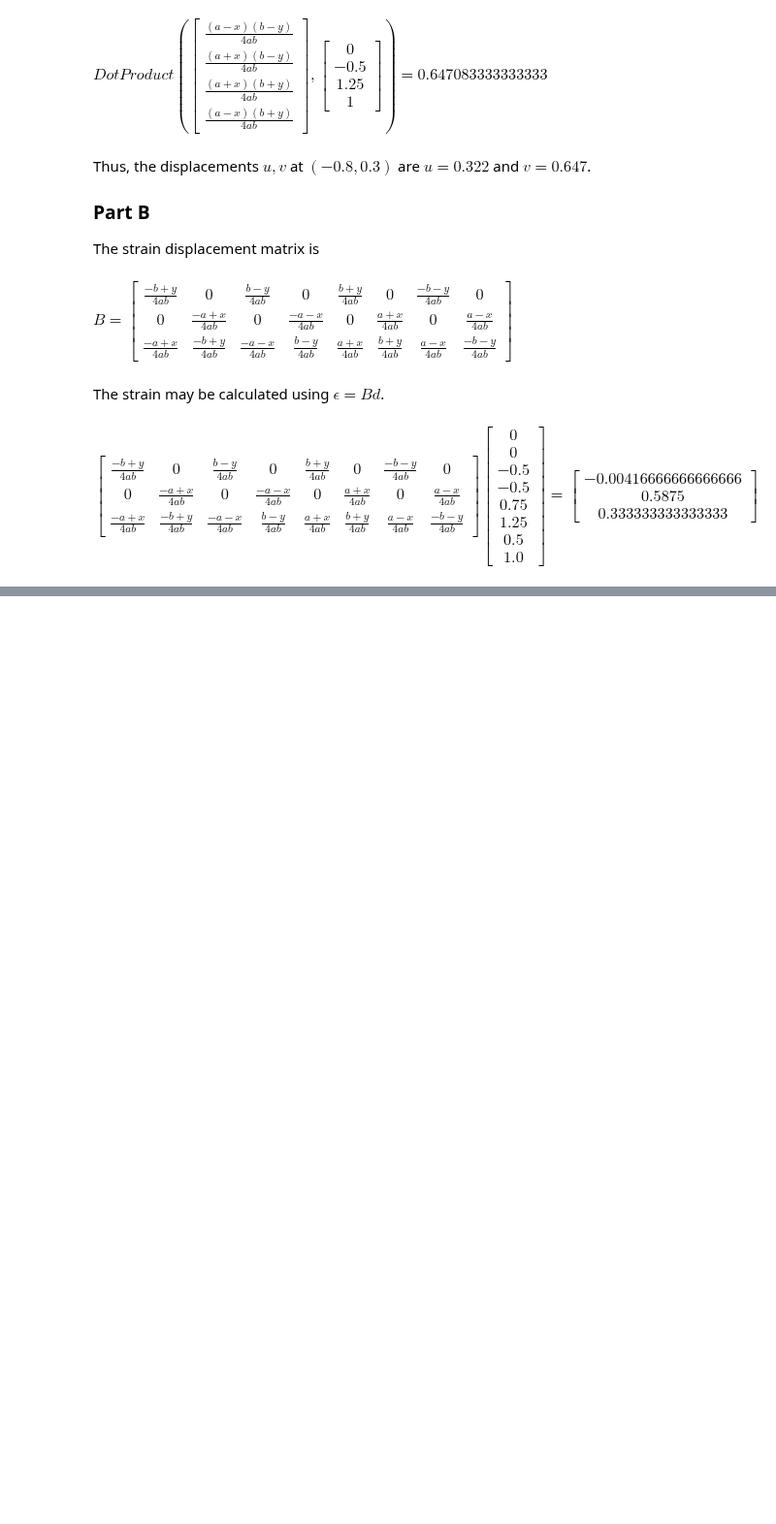
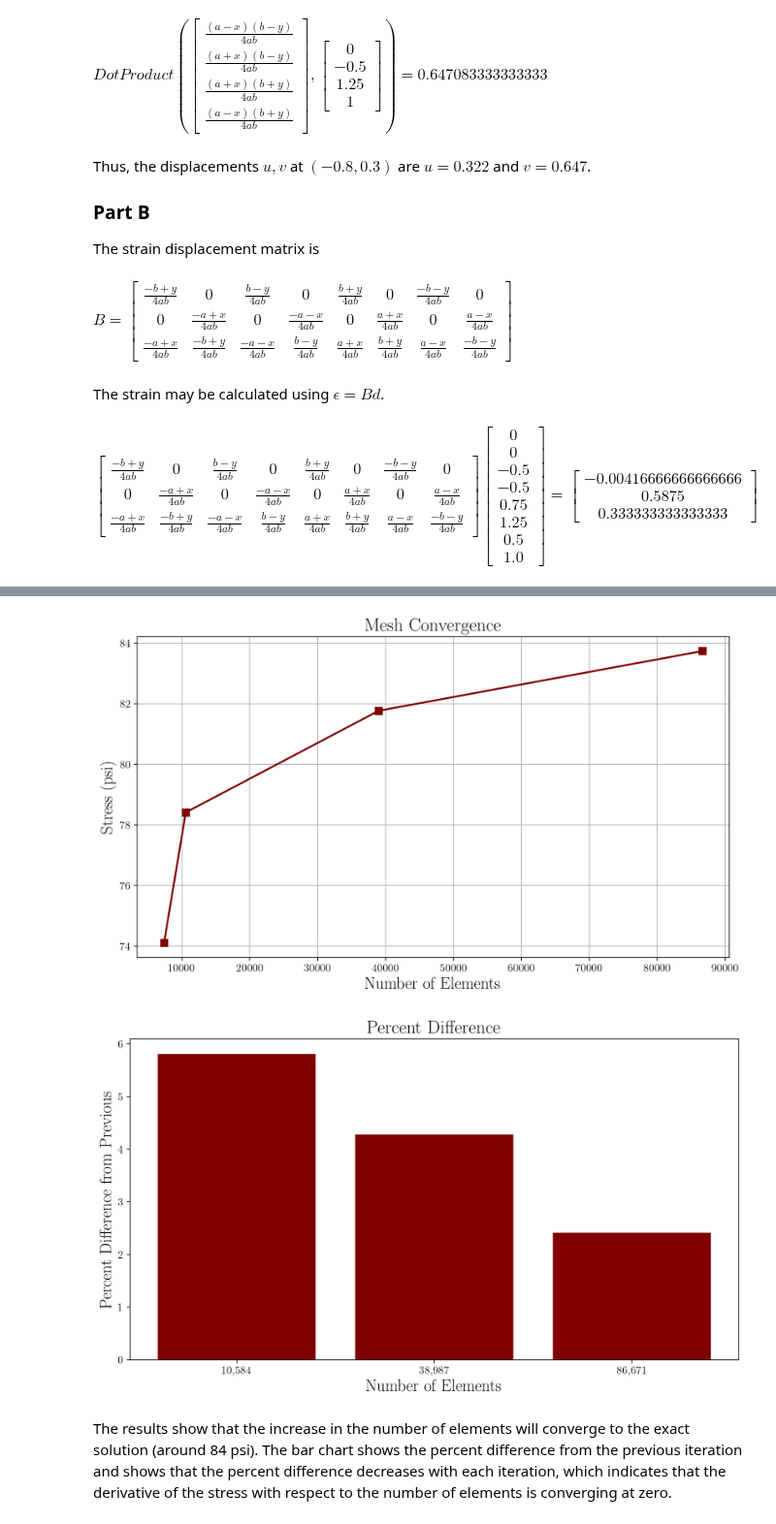
Before and after one commit to gabemorris12/Homework, a Jupyter notebook: FEA Homework 4.ipynb, the cells around one changed output, grey strips where cells are left out. Shown at 97% size. Saved outputs shown, nothing was run; the diff lists cells and outputs as text; code cells hidden in the pictures; blank space fills up the shorter version.

```diff
--- a/FEA Homework 4.ipynb
+++ b/FEA Homework 4.ipynb
@@ -119,0 +183,26 @@ Thus, $\epsilon_{xx}=-0.00417$.
+# %%
+# Getting a plot
+elements = np.array([7400, 10_584, 38_987, 86_671])
+stresses = np.array([74.11, 78.411, 81.765, 83.736])
+
+percents = [(stresses[i] - stresses[i - 1])/stresses[i - 1]*100 for i in range(1, stresses.size)]
+
+# Underscores used to supress unwanted output
+_ = plt.plot(elements, stresses, marker='s')
+_ = plt.xlabel('Number of Elements')
+_ = plt.ylabel('Stress (psi)')
+_ = plt.title('Mesh Convergence')
+plt.show()
+
+# Creating bar chart
+_ = plt.bar([f'{element:,}' for element in elements[1:]], percents)
+_ = plt.xlabel('Number of Elements')
+_ = plt.ylabel('Percent Difference from Previous')
+_ = plt.title('Percent Difference')
+_ = plt.grid(visible=False)
+plt.show()
+# %% [output]
+[figure, added]
+[figure, added]
+# %% [markdown]
+The results show that the increase in the number of elements will converge to the exact solution (around 84 psi). The bar chart shows the percent difference from the previous iteration and shows that the percent difference decreases with each iteration, which indicates that the derivative of the stress with respect to the number of elements is converging at zero.
```
Also changed, not shown: parts of 3 cells of this notebook, 14 other files.
